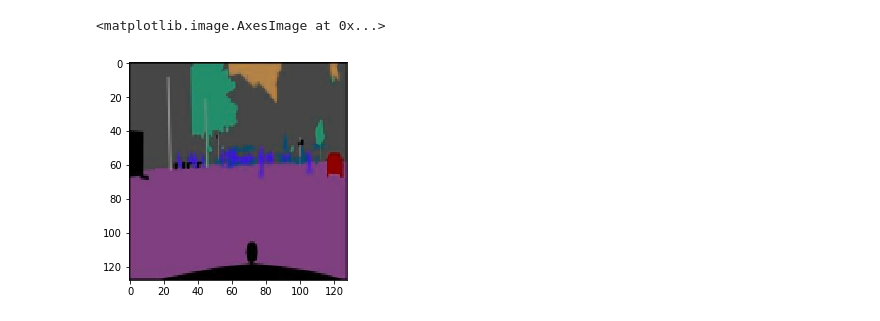
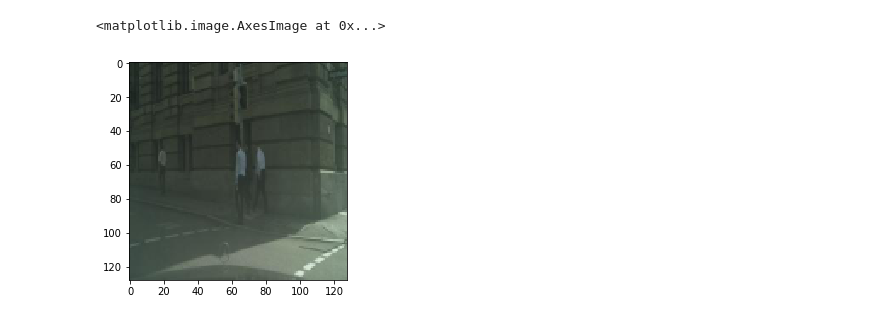
Before and after one commit to killerB97/Image-to-Image-Translation-Using-CGAN, a Jupyter notebook: pix2pixGAN.ipynb, the cells around one changed output. Drawn from its saved outputs; the diff is of its cells as text; code cells hidden in the pictures.

```diff
--- a/pix2pixGAN.ipynb
+++ b/pix2pixGAN.ipynb
@@ -39,17 +38,37 @@ disc_patch = (patch, patch, 1)
 filters_gen = 64
 
 #Optimizer for the GAN.
-optimizer = Adam(0.0004, 0.5)
+optimizer = Adam(0.00015, 0.5)
 
-def load_images(dataset,batch_size):
+# def load_images(dataset,batch_size):
+#     chance = np.random.random()
+#     path = glob('cityscapes/train/*')
+#     images = np.random.choice(path, size=batch_size)
+#     img_real = []
+#     img_labelled = []
+
+#     for imagepath in images:
+#         img = cv2.imread(imagepath)
+#         width = img.shape[1]
+#         width = width//2
+#         real_img, labelled_img = img[:, width:, :],img[:, :width, :]
+#         real_img,labelled_img = transform.resize(real_img, resolution),transform.resize(labelled_img, resolution)
+#         if (chance<0.5):
+#             real_img = np.fliplr(real_img)
+#             labelled_img = np.fliplr(labelled_img)
+#         img_real.append(real_img)
+#         img_labelled.append(labelled_img)
+#     return np.array(img_labelled),np.array(img_real)
+
+def load_images(dataset,batch_size,epoch):
     chance = np.random.random()
     path = glob('cityscapes/train/*')
-    images = np.random.choice(path, size=batch_size)
+#     images = np.random.choice(path, size=batch_size)
+    images = path[epoch*batch_size:(epoch+1)*batch_size]
     img_real = []
     img_labelled = []
-
     for imagepath in images:
-        img = cv2.imread(imagepath)
+        img = imread(imagepath)
         width = img.shape[1]
         width = width//2
         real_img, labelled_img = img[:, width:, :],img[:, :width, :]
@@ -59,17 +78,24 @@ def load_images(dataset,batch_size):
             labelled_img = np.fliplr(labelled_img)
         img_real.append(real_img)
         img_labelled.append(labelled_img)
-    return np.array(img_labelled),np.array(img_real)
+    if(dataset=='55'):
+        return np.array(img_real), np.array(img_labelled)
+    return np.array(img_labelled), np.array(img_real)
+
 # REMEBER! - arr1(A) is the actual truth. arr2(B) is the labelled graphical image
 
 # for batch_i, (imgs_A, imgs_B) in enumerate(load_images(1,2)):
 #     print("hey")
-arr1,arr2 = load_images(1,10)
+arr1,arr2 = load_images('1',32,12)
+# arr1.shape
-# %%
-plt.imshow(arr2[0])
-# %% [output]
-<matplotlib.image.AxesImage at 0x...>
-[figure, removed]
+# %%
+plt.imshow(arr1[7])
+# path = glob('facades/train/*')
+# len(path)
+# arr1.shape
+# %% [output]
+<matplotlib.image.AxesImage at 0x...>
+[figure, added]
 # %%
 def new_generator():
     layer0 = Input(shape=img_shape,name="input")
```
Also changed, not shown: parts of 6 cells of this notebook.
